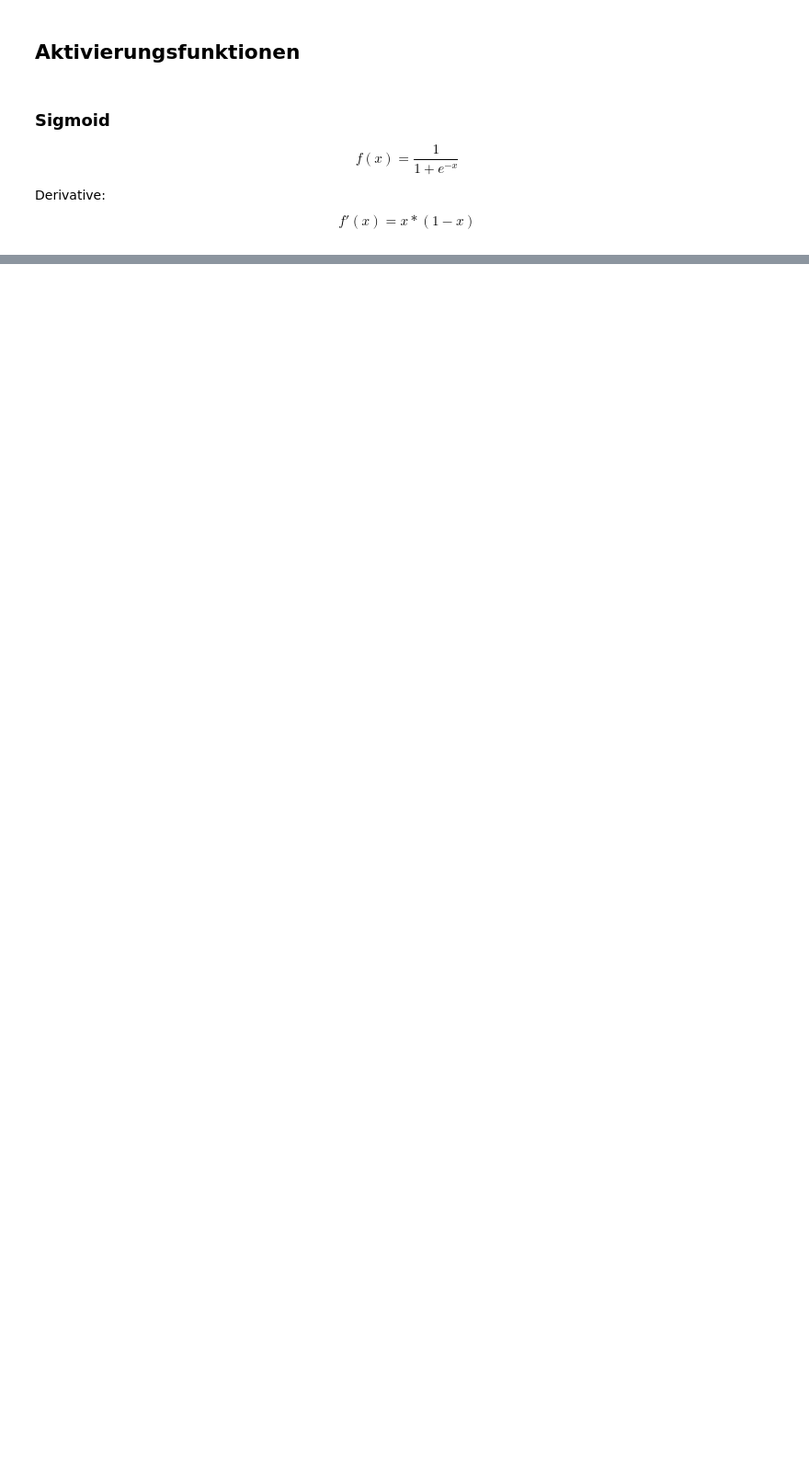
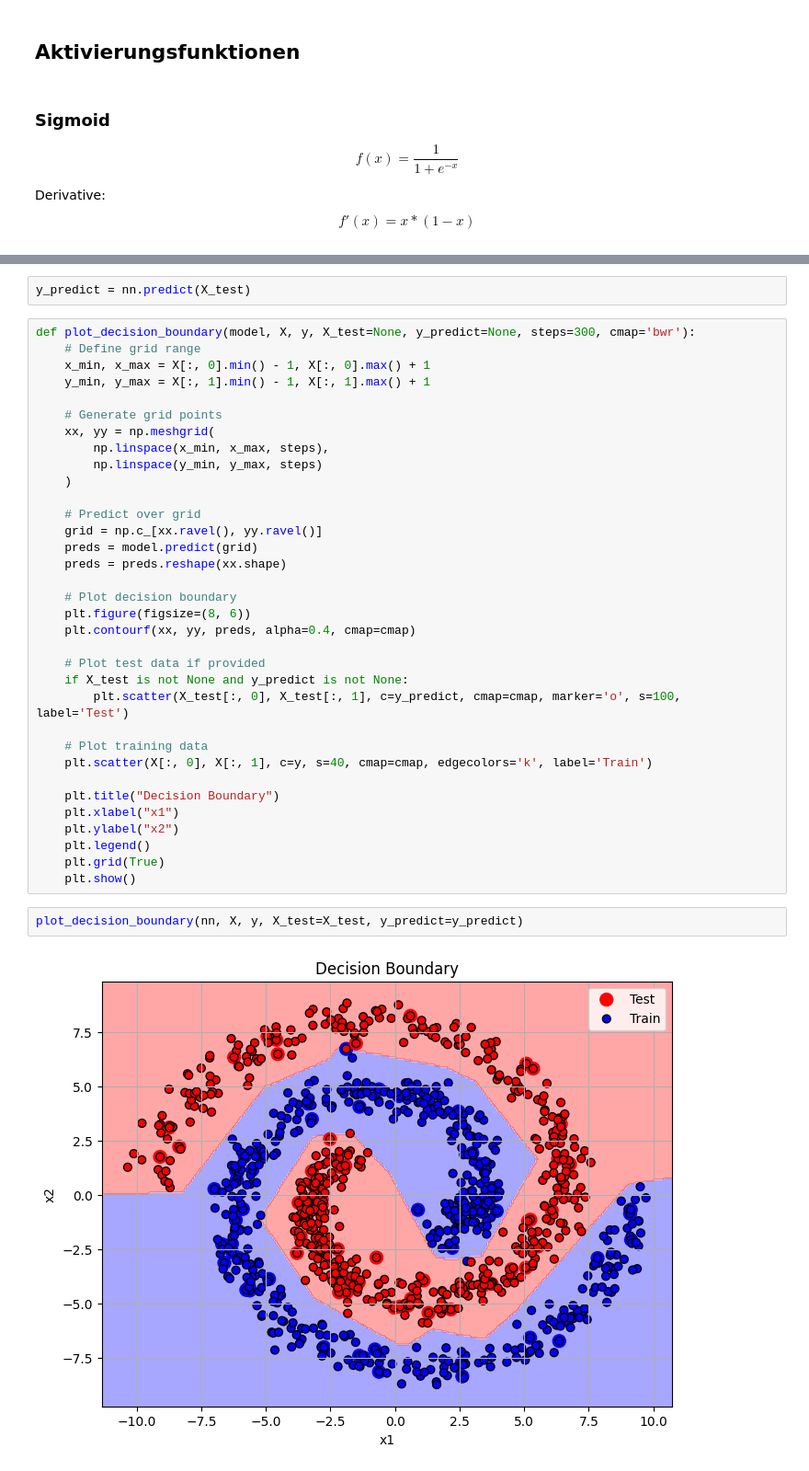
Before and after one commit to TimFbr03/WDSKI-Machine-Learning, a Jupyter notebook: Zusatzaufgabe/main.ipynb, the cells around one changed output, grey strips where cells are left out. Shown: that part at 92% size. Saved outputs shown, nothing was run; the diff lists cells and outputs as text; blank space fills up the shorter version.

```diff
--- a/Zusatzaufgabe/main.ipynb
+++ b/Zusatzaufgabe/main.ipynb
@@ -110,0 +115,40 @@ plot_decision_boundary(nn, X, y)
+# %%
+y_predict = nn.predict(X_test)
+# %%
+def plot_decision_boundary(model, X, y, X_test=None, y_predict=None, steps=300, cmap='bwr'):
+    # Define grid range
+    x_min, x_max = X[:, 0].min() - 1, X[:, 0].max() + 1
+    y_min, y_max = X[:, 1].min() - 1, X[:, 1].max() + 1
+
+    # Generate grid points
+    xx, yy = np.meshgrid(
+        np.linspace(x_min, x_max, steps),
+        np.linspace(y_min, y_max, steps)
+    )
+
+    # Predict over grid
+    grid = np.c_[xx.ravel(), yy.ravel()]
+    preds = model.predict(grid)
+    preds = preds.reshape(xx.shape)
+
+    # Plot decision boundary
+    plt.figure(figsize=(8, 6))
+    plt.contourf(xx, yy, preds, alpha=0.4, cmap=cmap)
+
+    # Plot test data if provided
+    if X_test is not None and y_predict is not None:
+        plt.scatter(X_test[:, 0], X_test[:, 1], c=y_predict, cmap=cmap, marker='o', s=100, label='Test')
+
+    # Plot training data
+    plt.scatter(X[:, 0], X[:, 1], c=y, s=40, cmap=cmap, edgecolors='k', label='Train')
+
+    plt.title("Decision Boundary")
+    plt.xlabel("x1")
+    plt.ylabel("x2")
+    plt.legend()
+    plt.grid(True)
+    plt.show()
+# %%
+plot_decision_boundary(nn, X, y, X_test=X_test, y_predict=y_predict)
+# %% [output]
+[figure, added]
```
Also changed, not shown: parts of 9 cells of this notebook, 2 other files.
